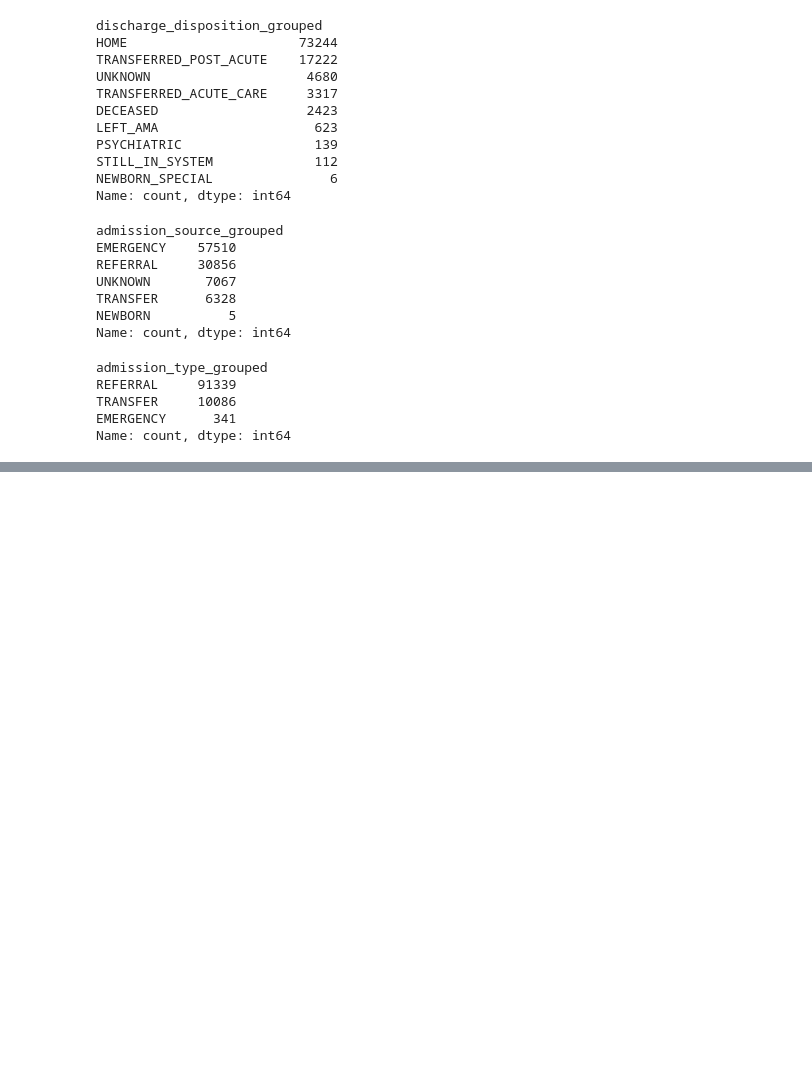
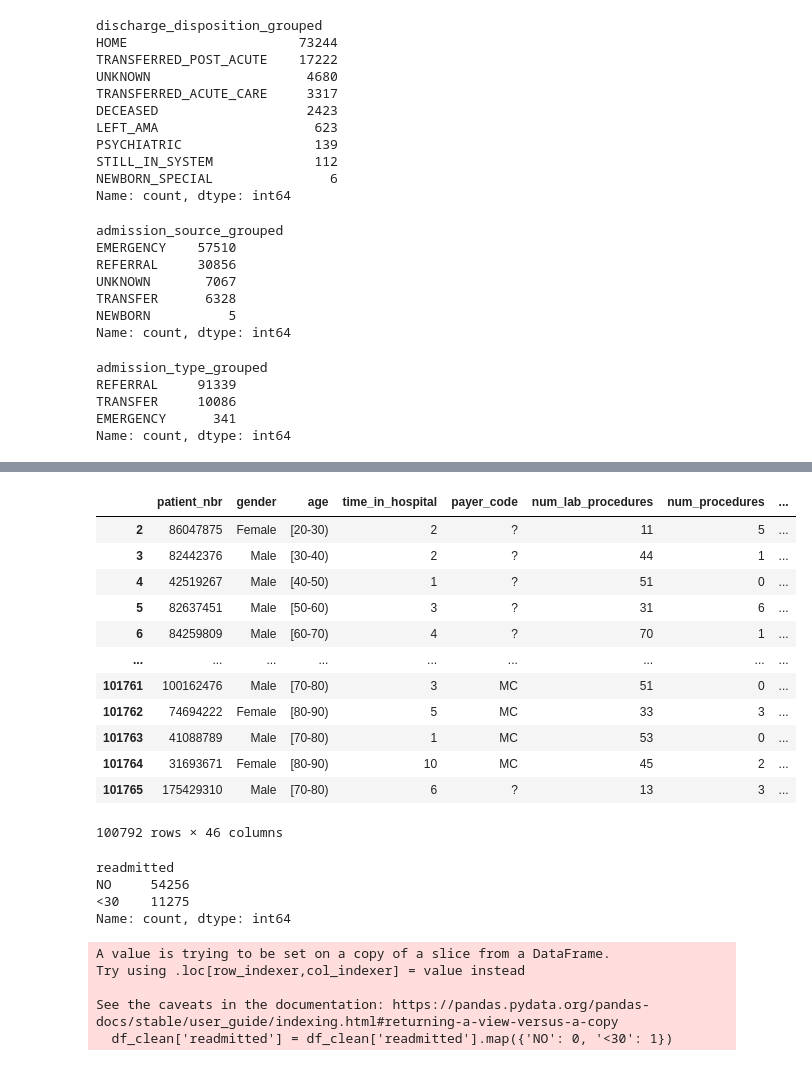
Before and after one commit to Sarztak/Predicting-Hospital-Readmission-for-Patients-with-Diabetes, a Jupyter notebook: eda/data_cleaning.ipynb, the cells around one changed output, grey strips where cells are left out. Drawn from its saved outputs; the diff is of its cells as text; code cells hidden in the pictures; blank space fills up the shorter version.

```diff
--- a/eda/data_cleaning.ipynb
+++ b/eda/data_cleaning.ipynb
@@ -72,0 +95,2 @@ df_clean
+# %%
+df_clean = df_clean.drop(columns='weight')
@@ -72,0 +116,2 @@ df_clean
+# %%
+df_clean = df_clean[~df_clean.age.isin(['[0-10)', '[10-20)'])]
@@ -72,0 +161,18 @@ df_clean
+# %%
+df_clean = df_clean.drop(columns='medical_specialty')
+# %%
+df_clean
+# %% [output]
+|  | patient_nbr | gender | age | time_in_hospital | payer_code | num_lab_procedures | num_procedures | ... |
+| 2 | 86047875 | Female | [20-30) | 2 | ? | 11 | 5 | ... |
+| 3 | 82442376 | Male | [30-40) | 2 | ? | 44 | 1 | ... |
+| 4 | 42519267 | Male | [40-50) | 1 | ? | 51 | 0 | ... |
+| 5 | 82637451 | Male | [50-60) | 3 | ? | 31 | 6 | ... |
+| 6 | 84259809 | Male | [60-70) | 4 | ? | 70 | 1 | ... |
+| ... | ... | ... | ... | ... | ... | ... | ... | ... |
+| 101761 | 100162476 | Male | [70-80) | 3 | MC | 51 | 0 | ... |
+| 101762 | 74694222 | Female | [80-90) | 5 | MC | 33 | 3 | ... |
+| 101763 | 41088789 | Male | [70-80) | 1 | MC | 53 | 0 | ... |
+| 101764 | 31693671 | Female | [80-90) | 10 | MC | 45 | 2 | ... |
+| 101765 | 175429310 | Male | [70-80) | 6 | ? | 13 | 3 | ... |
+100792 rows × 46 columns
@@ -72,0 +182,15 @@ df_clean
+# %%
+df_clean.readmitted.value_counts()
+# %% [output]
+readmitted
+NO     54256
+<30    11275
+Name: count, dtype: int64
+# %%
+df_clean['readmitted'] = df_clean['readmitted'].map({'NO': 0, '<30': 1})
+# %% [output]
+A value is trying to be set on a copy of a slice from a DataFrame.
+Try using .loc[row_indexer,col_indexer] = value instead
+
+See the caveats in the documentation: https://pandas.pydata.org/pandas-docs/stable/user_guide/indexing.html#returning-a-view-versus-a-copy
+  df_clean['readmitted'] = df_clean['readmitted'].map({'NO': 0, '<30': 1})
```
Also changed, not shown: parts of 24 cells of this notebook, 1 other file.
